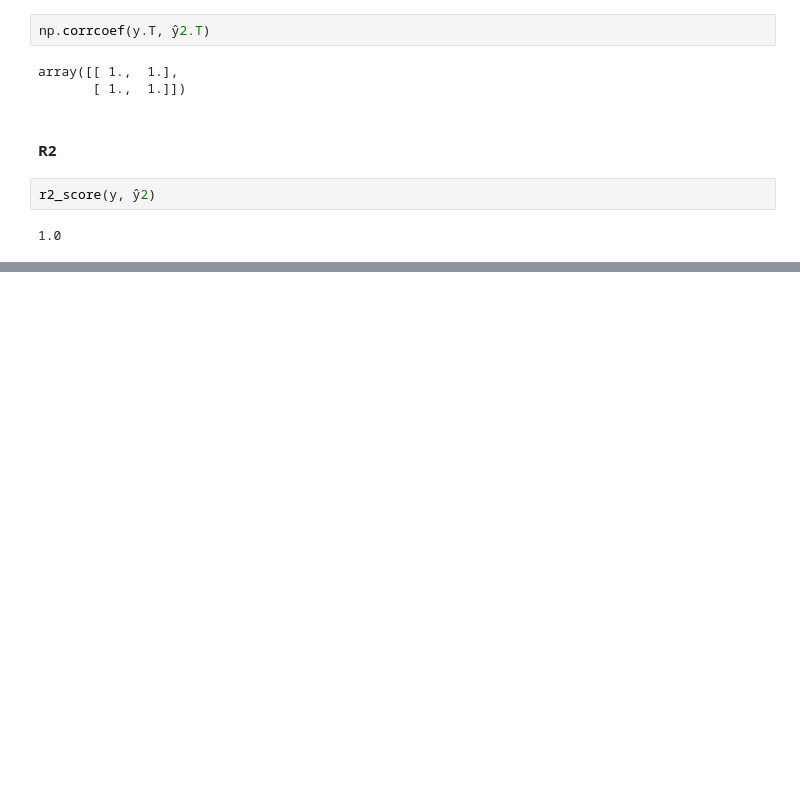
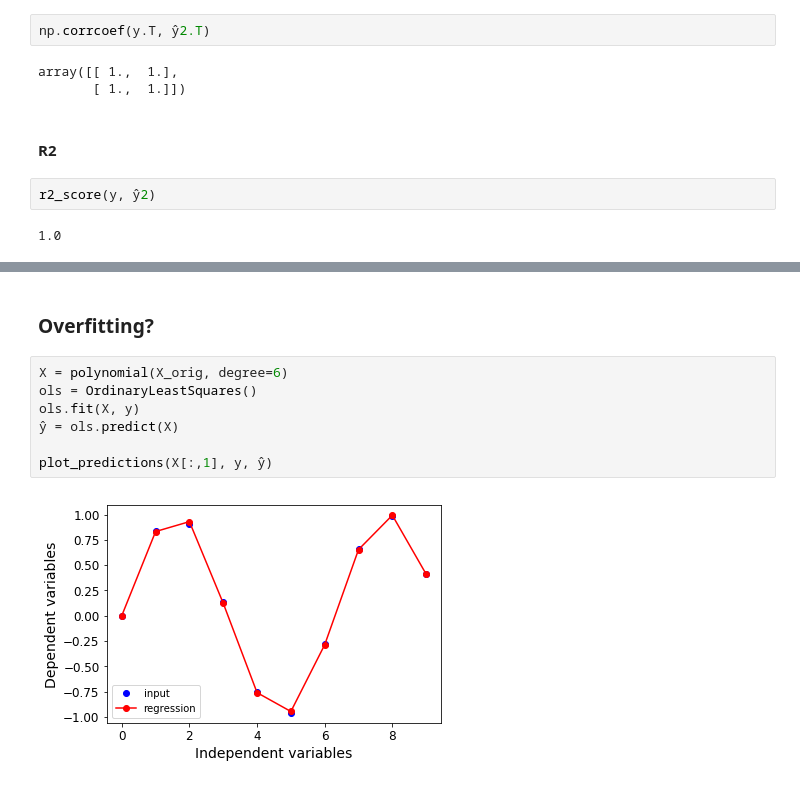
Before and after one commit to martinkersner/regression-meetup, a Jupyter notebook: PolynomialRegression.ipynb, the cells around one changed output, grey strips where cells are left out. Cells and saved outputs as stored; diff of their text form; blank space fills up the shorter version.

```diff
--- a/PolynomialRegression.ipynb
+++ b/PolynomialRegression.ipynb
@@ -191,0 +240,11 @@ r2_score(y, ŷ2)
+# %% [markdown]
+### Overfitting?
+# %%
+X = polynomial(X_orig, degree=6)
+ols = OrdinaryLeastSquares()
+ols.fit(X, y)
+ŷ = ols.predict(X)
+
+plot_predictions(X[:,1], y, ŷ)
+# %% [output]
+[figure, added]
```
Also changed, not shown: parts of 8 cells of this notebook.
